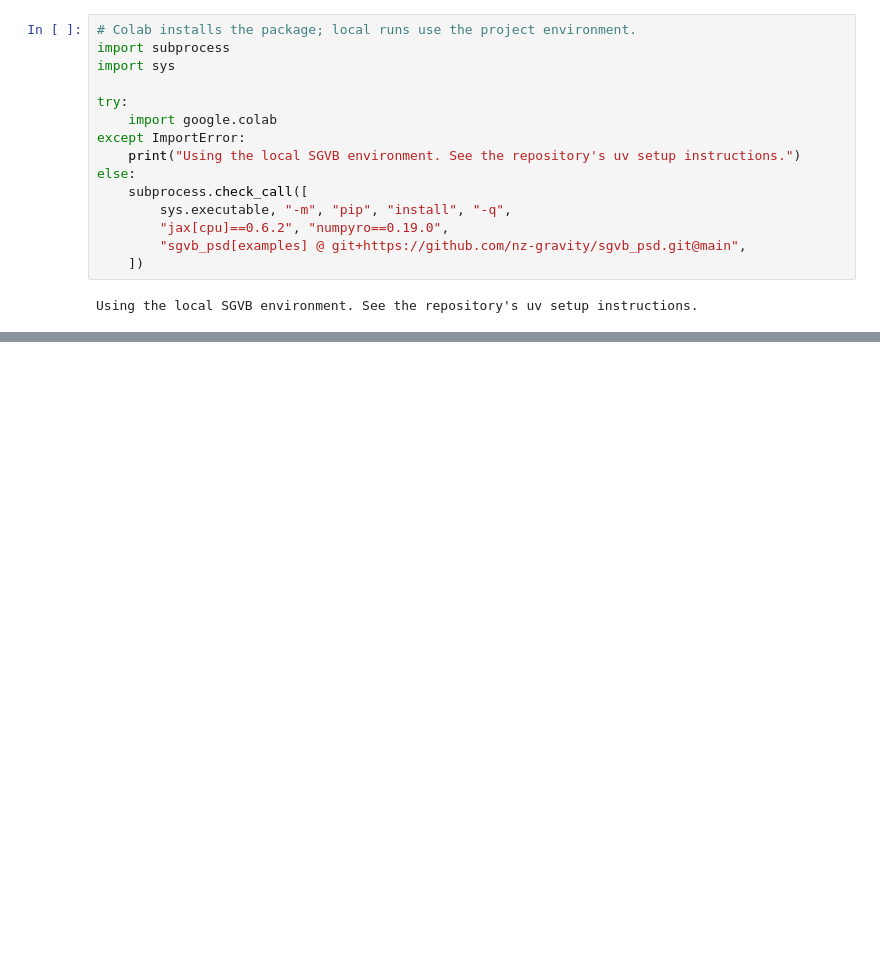
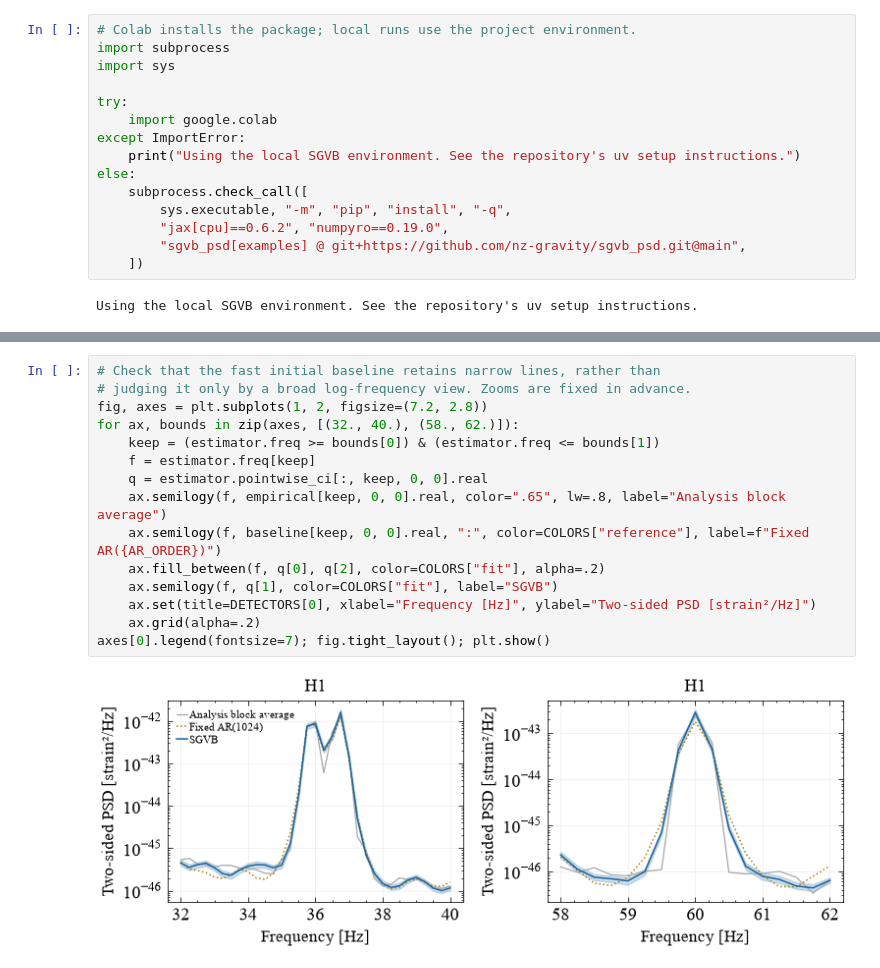
Before and after one commit to nz-gravity/sgvb_psd, a Jupyter notebook: docs/examples/LVK_example.ipynb, the cells around one changed output, grey strips where cells are left out. Cells and saved outputs as stored; diff of their text form; blank space fills up the shorter version.

```diff
--- a/docs/examples/LVK_example.ipynb
+++ b/docs/examples/LVK_example.ipynb
@@ -256,0 +266,17 @@ collapsed conditional-theta method in LogPSplinePSD.
+# %%
+# Check that the fast initial baseline retains narrow lines, rather than
+# judging it only by a broad log-frequency view. Zooms are fixed in advance.
+fig, axes = plt.subplots(1, 2, figsize=(7.2, 2.8))
+for ax, bounds in zip(axes, [(32., 40.), (58., 62.)]):
+    keep = (estimator.freq >= bounds[0]) & (estimator.freq <= bounds[1])
+    f = estimator.freq[keep]
+    q = estimator.pointwise_ci[:, keep, 0, 0].real
+    ax.semilogy(f, empirical[keep, 0, 0].real, color=".65", lw=.8, label="Analysis block average")
+    ax.semilogy(f, baseline[keep, 0, 0].real, ":", color=COLORS["reference"], label=f"Fixed AR({AR_ORDER})")
+    ax.fill_between(f, q[0], q[2], color=COLORS["fit"], alpha=.2)
+    ax.semilogy(f, q[1], color=COLORS["fit"], label="SGVB")
+    ax.set(title=DETECTORS[0], xlabel="Frequency [Hz]", ylabel="Two-sided PSD [strain²/Hz]")
+    ax.grid(alpha=.2)
+axes[0].legend(fontsize=7); fig.tight_layout(); plt.show()
+# %% [output]
+[figure, added]
```
Also changed, not shown: parts of 23 cells of this notebook, 11 other files.
